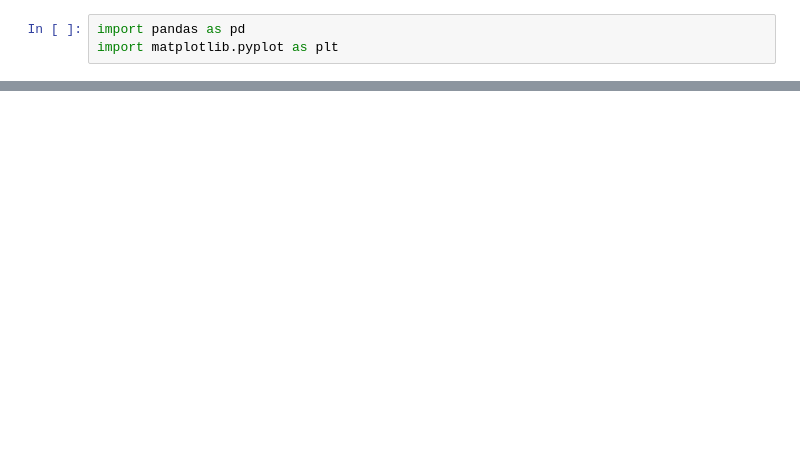
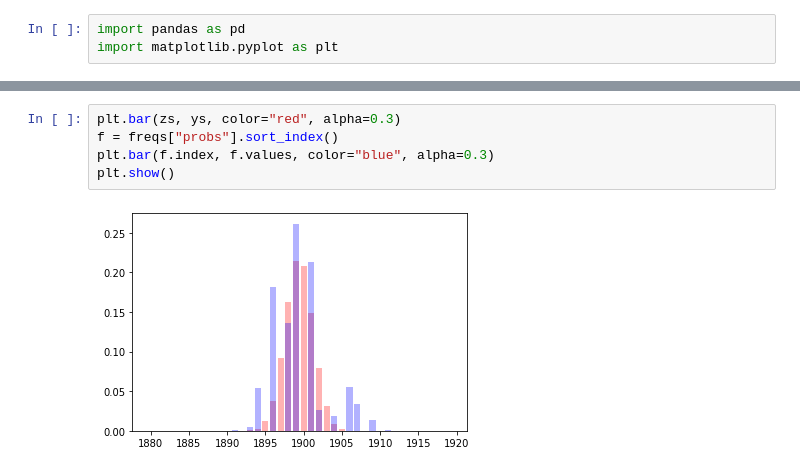
Before and after one commit to fjnkt98/python_gpc, a Jupyter notebook: src/rplidar_a2_calibration/histogram.ipynb, the cells around one changed output, grey strips where cells are left out. Drawn from its saved outputs; the diff is of its cells as text; blank space fills up the shorter version.

```diff
--- a/src/rplidar_a2_calibration/histogram.ipynb
+++ b/src/rplidar_a2_calibration/histogram.ipynb
@@ -45,0 +89,7 @@ plt.show()
+# %%
+plt.bar(zs, ys, color="red", alpha=0.3)
+f = freqs["probs"].sort_index()
+plt.bar(f.index, f.values, color="blue", alpha=0.3)
+plt.show()
+# %% [output]
+[figure, added]
```
Also changed, not shown: parts of 10 cells of this notebook.
